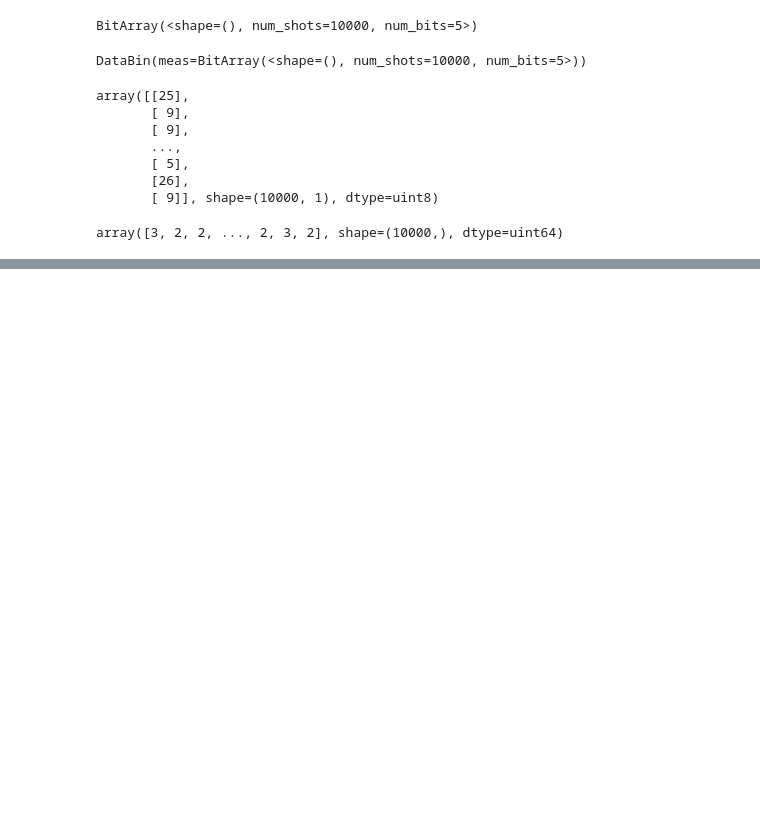
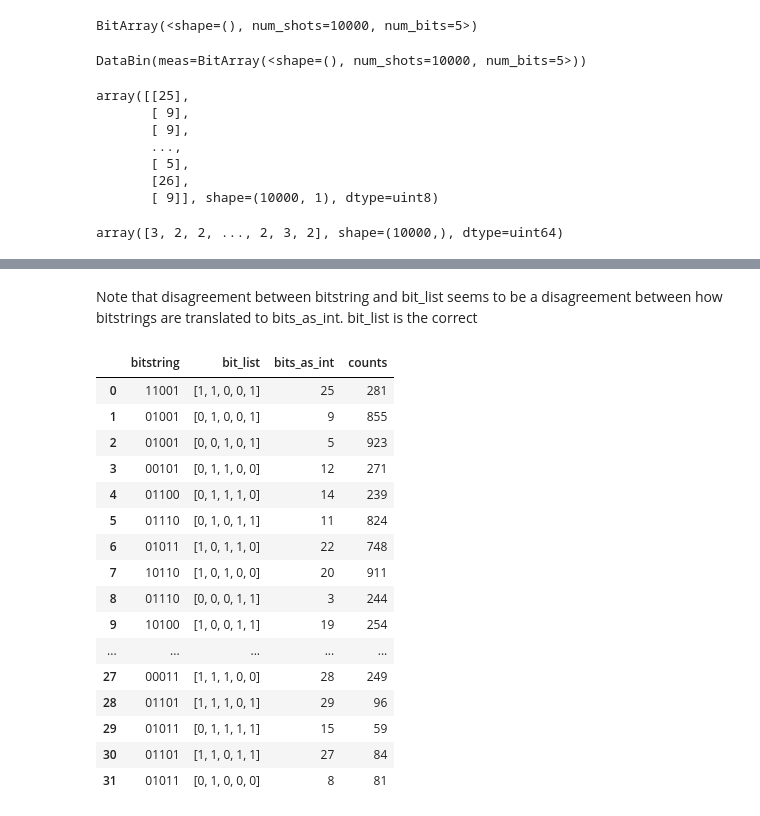
Before and after one commit to jpmorgen/qiskit, a Jupyter notebook: QAOA.ipynb, the cells around one changed output, grey strips where cells are left out. Cells and saved outputs as stored; diff of their text form; code cells hidden in the pictures; blank space fills up the shorter version.

Commit message:
Found weird inconsistency between get_bitstrings and get_counts!

```diff
--- a/QAOA.ipynb
+++ b/QAOA.ipynb
@@ -412,0 +409,8 @@ array([0, 1, 2, 3])
+# %%
+meas = job.result()[0].data.meas
+bitstrings = meas.get_bitstrings()
+bits_as_int = [bi for bi in meas.get_int_counts().keys()]
+counts = [c for c in meas.get_counts().values()]
+count_output = [{'bitstring': bs, 'bit_list': to_bitstring(bi, len(bs)), 'bits_as_int': bi, 'counts':c}
+                 for (bs, bi, c) in zip(bitstrings, bits_as_int, counts)]
+count_output
@@ -412,0 +435,25 @@ array([0, 1, 2, 3])
+# %% [markdown]
+Note that disagreement between bitstring and bit_list seems to be a disagreement between how bitstrings are translated to bits_as_int.  bit_list is the correct
+# %%
+import pandas as pd
+df = pd.DataFrame(count_output)
+#df = df.sort_values('counts', ascending=False)
+df
+# %% [output]
+|  | bitstring | bit_list | bits_as_int | counts |
+| 0 | 11001 | [1, 1, 0, 0, 1] | 25 | 281 |
+| 1 | 01001 | [0, 1, 0, 0, 1] | 9 | 855 |
+| 2 | 01001 | [0, 0, 1, 0, 1] | 5 | 923 |
+| 3 | 00101 | [0, 1, 1, 0, 0] | 12 | 271 |
+| 4 | 01100 | [0, 1, 1, 1, 0] | 14 | 239 |
+| 5 | 01110 | [0, 1, 0, 1, 1] | 11 | 824 |
+| 6 | 01011 | [1, 0, 1, 1, 0] | 22 | 748 |
+| 7 | 10110 | [1, 0, 1, 0, 0] | 20 | 911 |
+| 8 | 01110 | [0, 0, 0, 1, 1] | 3 | 244 |
+| 9 | 10100 | [1, 0, 0, 1, 1] | 19 | 254 |
+| ... | ... | ... | ... | ... |
+| 27 | 00011 | [1, 1, 1, 0, 0] | 28 | 249 |
+| 28 | 01101 | [1, 1, 1, 0, 1] | 29 | 96 |
+| 29 | 01011 | [0, 1, 1, 1, 1] | 15 | 59 |
+| 30 | 01101 | [1, 1, 0, 1, 1] | 27 | 84 |
+| 31 | 01011 | [0, 1, 0, 0, 0] | 8 | 81 |
```
Also changed, not shown: parts of 2 cells of this notebook, 3 other files.
